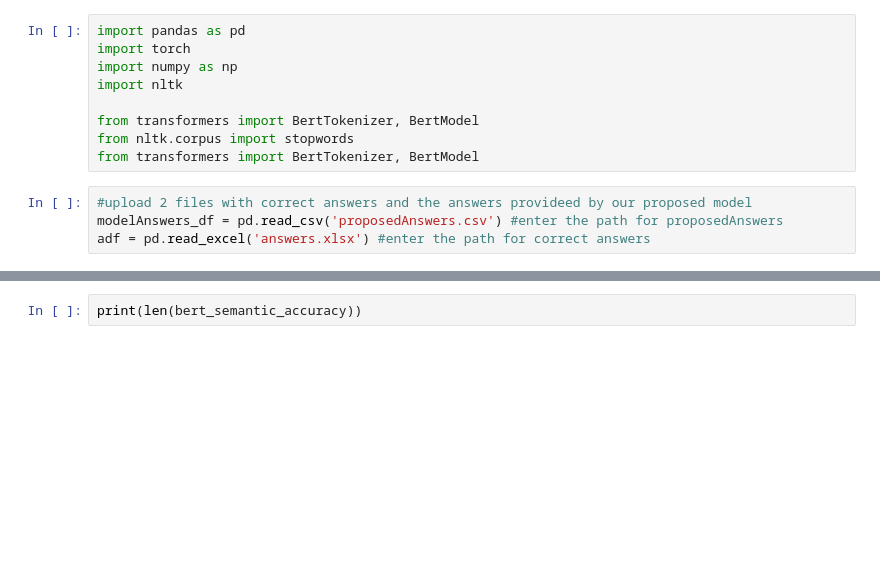
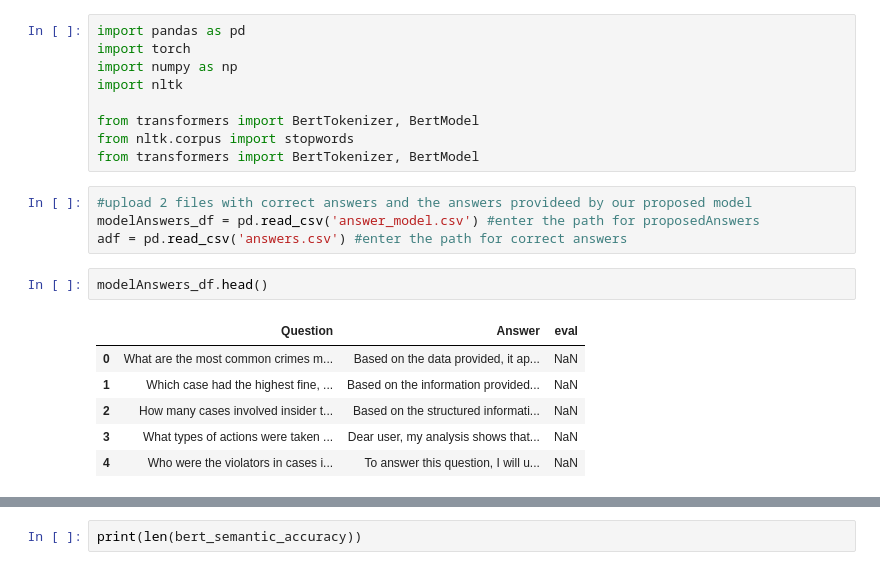
Before and after one commit to majidghassemi/LawKG-ML-23-FP, a Jupyter notebook: Evaluations.ipynb, the cells around one changed output, grey strips where cells are left out. Cells and saved outputs as stored; diff of their text form; blank space fills up the shorter version.

```diff
--- a/Evaluations.ipynb
+++ b/Evaluations.ipynb
@@ -9,8 +9,17 @@ from nltk.corpus import stopwords
 from transformers import BertTokenizer, BertModel
 # %%
 #upload 2 files with correct answers and the answers provideed by our proposed model
-modelAnswers_df = pd.read_csv('proposedAnswers.csv') #enter the path for proposedAnswers
-adf = pd.read_excel('answers.xlsx') #enter the path for correct answers
+modelAnswers_df = pd.read_csv('answer_model.csv') #enter the path for proposedAnswers
+adf = pd.read_csv('answers.csv') #enter the path for correct answers
+# %%
+modelAnswers_df.head()
+# %% [output]
+|  | Question | Answer | eval |
+| 0 | What are the most common crimes m... | Based on the data provided, it ap... | NaN |
+| 1 | Which case had the highest fine, ... | Based on the information provided... | NaN |
+| 2 | How many cases involved insider t... | Based on the structured informati... | NaN |
+| 3 | What types of actions were taken ... | Dear user, my analysis shows that... | NaN |
+| 4 | Who were the violators in cases i... | To answer this question, I will u... | NaN |
 # %%
 # Download the list of stopwords
 nltk.download('stopwords')
```
Also changed, not shown: parts of 9 cells of this notebook.
